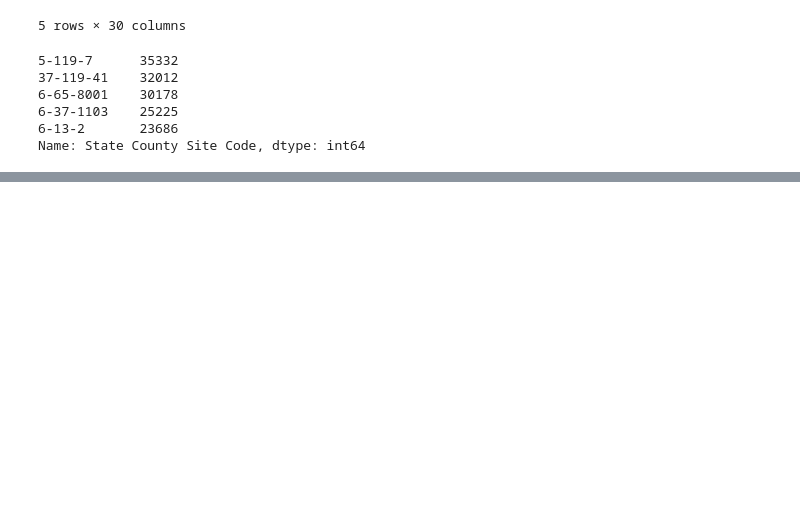
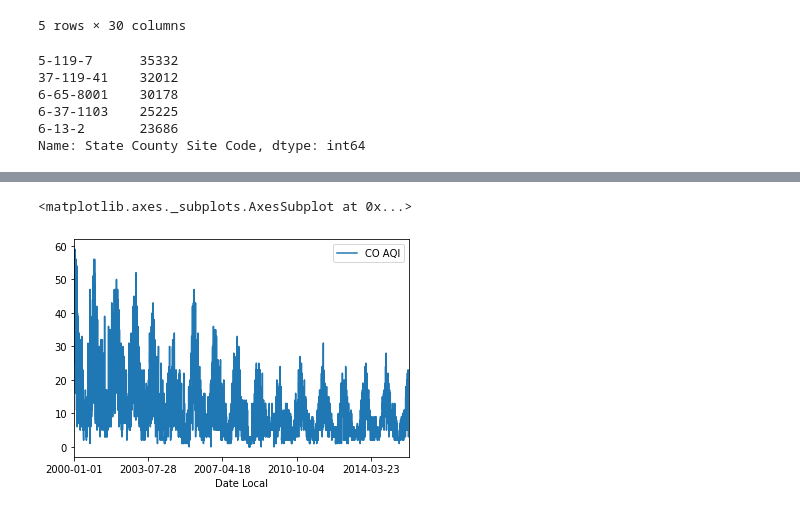
Before and after one commit to cindyhuynh/us-pollution-fa19, a Jupyter notebook: US Pollution Data.ipynb, the cells around one changed output, grey strips where cells are left out. Saved outputs shown, nothing was run; the diff lists cells and outputs as text; code cells hidden in the pictures; blank space fills up the shorter version.

```diff
--- a/US Pollution Data.ipynb
+++ b/US Pollution Data.ipynb
@@ -78,0 +131,2 @@ Name: State County Site Code, dtype: int64
+# %%
+raw_data_copy['CO AQI'] = raw_data_copy['CO AQI'].fillna(raw_data_copy.groupby(['State County Site Code', 'Date Local'])['CO AQI'].transform('mean'))
@@ -78,0 +142,7 @@ Name: State County Site Code, dtype: int64
+# %%
+raw_data_copy = raw_data_copy.drop(['Unnamed: 0', 'State Code', 'County Code', 'Site Num'], axis = 1)
+# %%
+raw_data_copy[raw_data_copy['State County Site Code'] == '4-13-3002'].plot(x = 'Date Local', y = 'CO AQI')
+# %% [output]
+<matplotlib.axes._subplots.AxesSubplot at 0x...>
+[figure, added]
```
Also changed, not shown: parts of 7 cells of this notebook.
